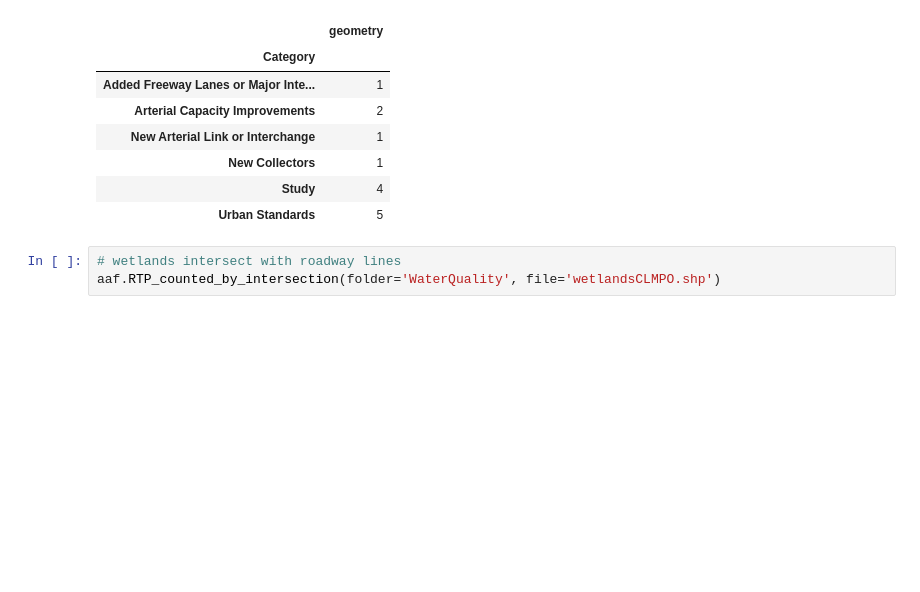
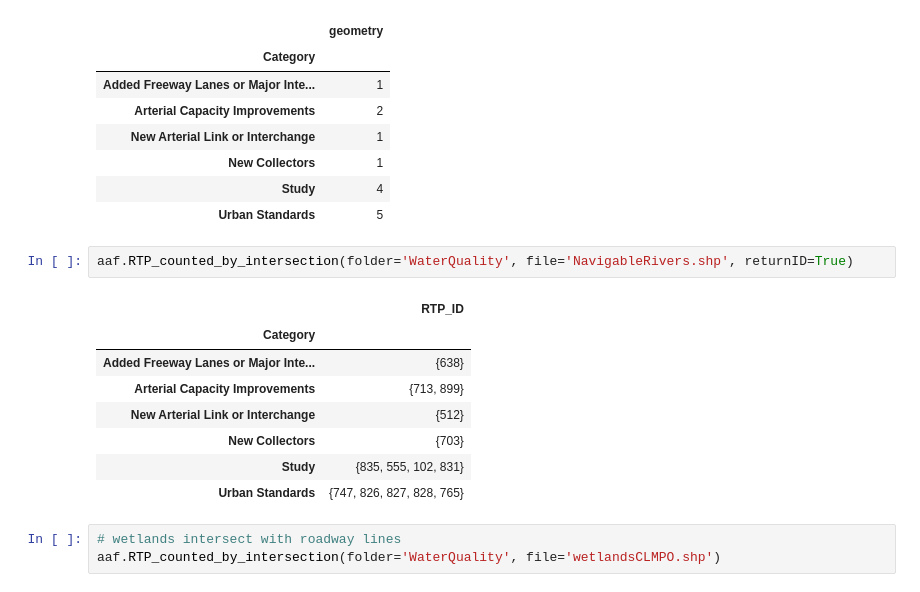
Before and after one commit to dongmeic/RTP, a Jupyter notebook: data/analysis_for_AppendixF.ipynb, the cells around one changed output. Saved outputs shown, nothing was run; the diff lists cells and outputs as text; blank space fills up the shorter version.

```diff
--- a/data/analysis_for_AppendixF.ipynb
+++ b/data/analysis_for_AppendixF.ipynb
@@ -160,6 +169,17 @@ aaf.RTP_counted_by_intersection(folder='WaterQuality', file='NavigableRivers.shp
 | New Collectors | 1 |
 | Study | 4 |
 | Urban Standards | 5 |
+# %%
+aaf.RTP_counted_by_intersection(folder='WaterQuality', file='NavigableRivers.shp', returnID=True)
+# %% [output]
+|  | RTP_ID |
+| Category |  |
+| Added Freeway Lanes or Major Inte... | {638} |
+| Arterial Capacity Improvements | {713, 899} |
+| New Arterial Link or Interchange | {512} |
+| New Collectors | {703} |
+| Study | {835, 555, 102, 831} |
+| Urban Standards | {747, 826, 827, 828, 765} |
 # %%
 # wetlands intersect with roadway lines
 aaf.RTP_counted_by_intersection(folder='WaterQuality', file='wetlandsCLMPO.shp')
```
Also changed, not shown: parts of 40 cells of this notebook, 2 other files.
